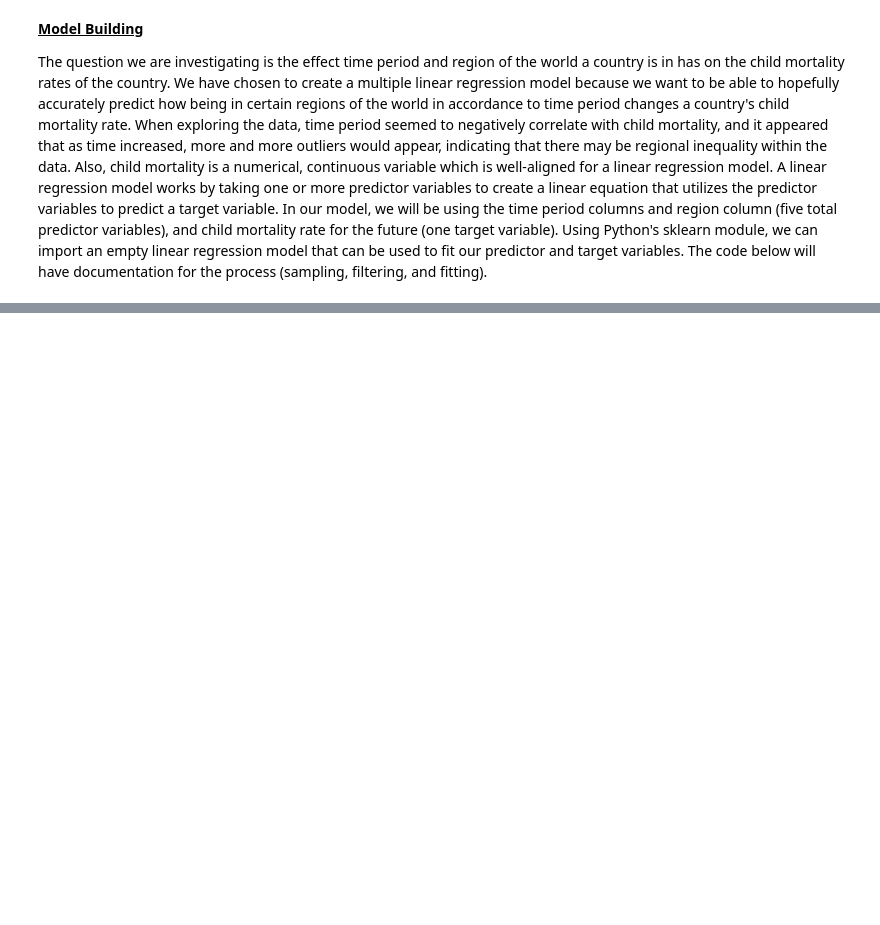
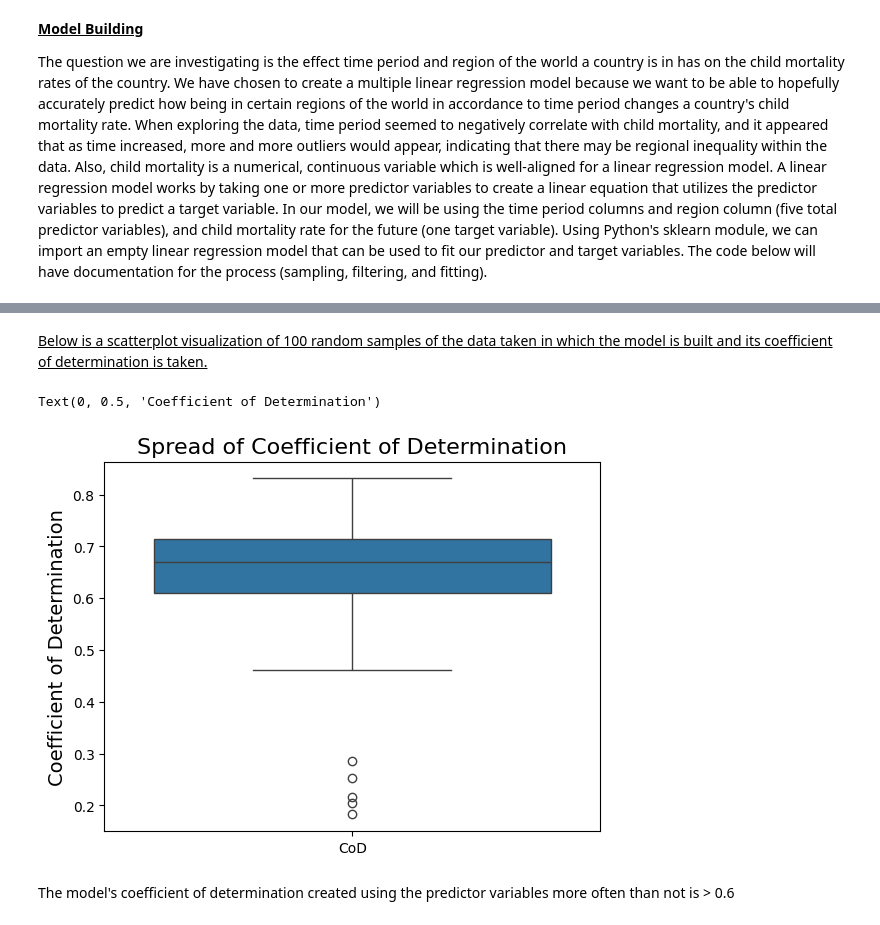
Before and after one commit to dshallal/data110final, a Jupyter notebook: WriteUp.ipynb, the cells around one changed output, grey strips where cells are left out. Saved outputs shown, nothing was run; the diff lists cells and outputs as text; code cells hidden in the pictures; blank space fills up the shorter version.

```diff
--- a/WriteUp.ipynb
+++ b/WriteUp.ipynb
@@ -225,10 +228,12 @@ y_test = test.filter(items=["2021-2100"])
 # %%
-# Create an empty linear regression model
-lr = LinearRegression(fit_intercept=False)
-# Fit the data
-lr.fit(X_train, y_train)
-# Find the R^2 by using the test data
-print(lr.score(X_test, y_test))
-# Find the coefficients for the linear equation
-print("Coefficients:", lr.coef_)
+# model_creator() function to create the linear model with data
+def model_creator(X_train, y_train, X_test, y_test):
+    # Create an empty linear regression model
+    lr = LinearRegression(fit_intercept=False)
+    # Fit the data
+    lr.fit(X_train, y_train)
+    # Return the R^2 by using the test data
+    return lr.score(X_test, y_test)
+
+print(model_creator(X_y_test_train[0], X_y_test_train[1], X_y_test_train[2], X_y_test_train[3]))
 # %% [output]
@@ -236,0 +243,16 @@ Coefficients: [[-0.0034794   0.01977509 -0.03907847  0.19050245]]
+# %% [markdown]
+<u> Below is a scatterplot visualization of 100 random samples of the data taken in which the model is built and its coefficient of determination is taken. </u>
+# %%
+# Create a dataframe of coefficients of determination
+coef_df = {"CoD" : []}
+for _ in range(100):
+    train_test_data = sampler(final_dataset)
+    coef_df["CoD"].append(model_creator(train_test_data[0], train_test_data[1], train_test_data[2], train_test_data[3]))
+sns.boxplot(data=coef_df)
+plt.title("Spread of Coefficient of Determination", fontsize=16)
+plt.ylabel("Coefficient of Determination", fontsize=14)
+# %% [output]
+Text(0, 0.5, 'Coefficient of Determination')
+[figure, added]
+# %% [markdown]
+The model's coefficient of determination created using the predictor variables more often than not is > 0.6
```
Also changed, not shown: parts of 4 cells of this notebook.
